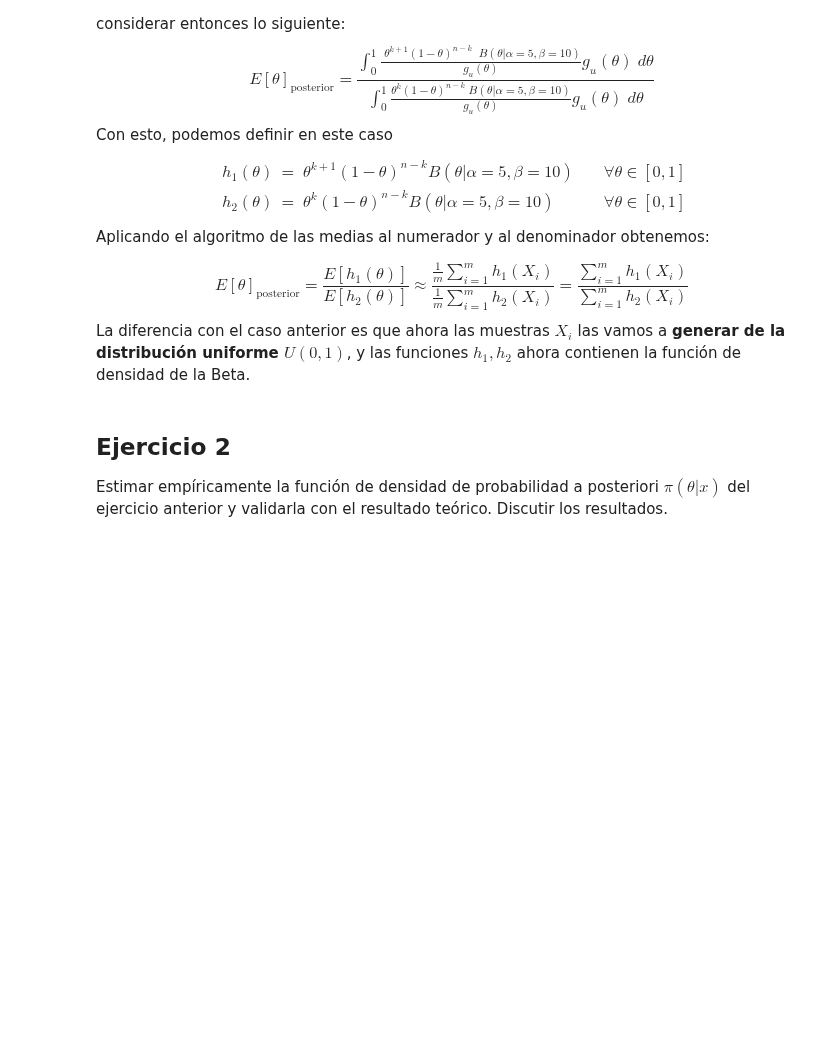
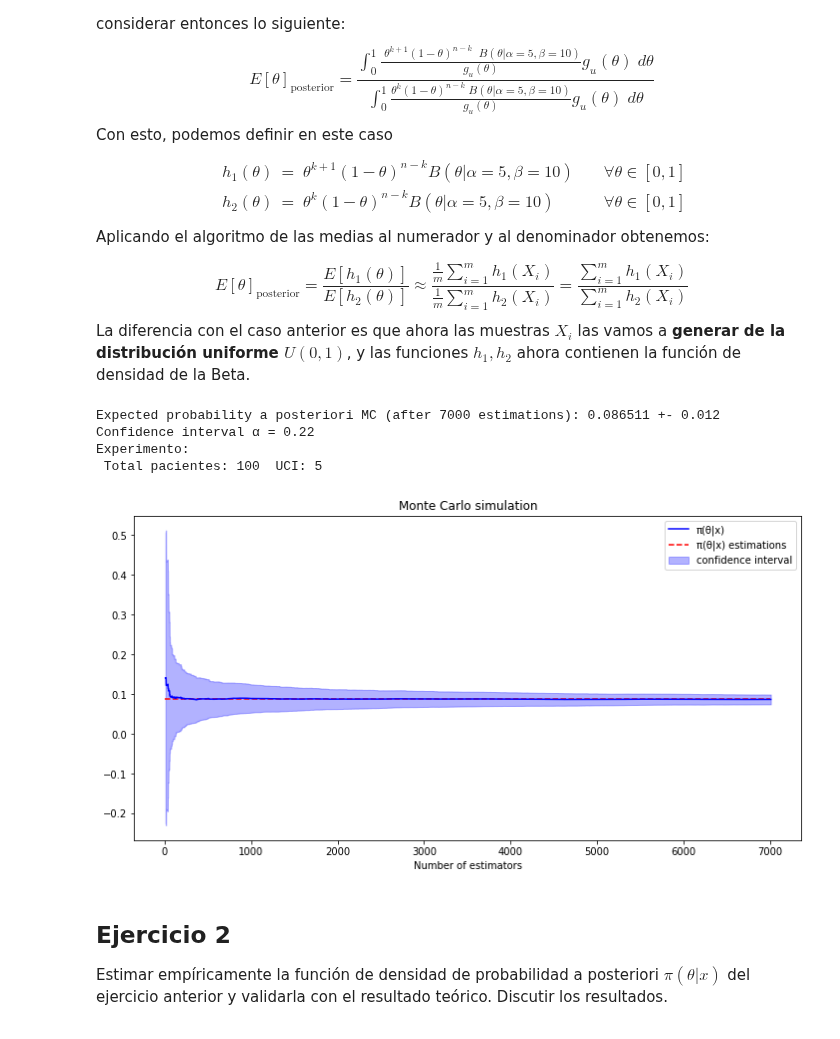
Before and after one commit to Ocete/mcd-cn, a Jupyter notebook: p2/Práctica 2 - Computación numérica.ipynb, the cells around one changed output. Saved outputs shown, nothing was run; the diff lists cells and outputs as text; code cells hidden in the pictures; blank space fills up the shorter version.

```diff
--- a/p2/Práctica 2 - Computación numérica.ipynb
+++ b/p2/Práctica 2 - Computación numérica.ipynb
@@ -484,36 +479,46 @@ $$
 $$
 La diferencia con el caso anterior es que ahora las muestras $X_i$ las vamos a **generar de la distribución uniforme $U(0,1)$**, y las funciones $h_1,h_2$ ahora contienen la función de densidad de la Beta.
 # %%
-def estimate_theta_uniform(max_m=10**5, a=5, b=10, n=20, k=1):
+def estimate_theta(min_m = 10,max_m=10**5, a=5, b=10, n=20, k=1,alpha = 0.05):
+
+    ms = np.arange(1, max_m+min_m +1 , 1)
     # Sample from beta distribution
-    samples = np.random.uniform(0, 1, max_m)
+
+    # Sample from uniform distribution
+    samples = np.random.uniform(0, 1, len(ms))
 
     # Apply h1 and h2 to the samples
     h1 = np.array([ x**(k+1) * (1-x)**(n-k) * beta.pdf(x,a,b) for x in samples ])
     h2 = np.array([ x**k * (1-x)**(n-k) * beta.pdf(x,a,b) for x in samples ])
 
     # Compute the acumulative sums and the estimators
-    int_num = np.cumsum(h1)
-    int_den = np.cumsum(h2)
+    int_num = np.cumsum(h1)/ms
+    int_den = np.cumsum(h2)/ms
     estimators = int_num / int_den
 
-    # Compute the relative error of the quotient
-    std1 = np.array([ np.std(h1[:i+1], ddof=1) if i != 0 else 0 for i,x in enumerate(h1) ])
-    std2 = np.array([ np.std(h2[:i+1], ddof=1) if i != 0 else 0 for i,x in enumerate(h2) ])
-    rel_error = abs(std1) + abs(std2)
+    # Compute the relative error of each estimator
+    std1 = (h1-int_num) * (h1 - int_num)
+    std1[1:] = np.cumsum(std1)[1:]/ms[0:-1]
 
-    # Compute the variance
-    samples_unif = np.random.uniform(0, 1, max_m)
-    h3 = np.array([ x * (x**k * (1-x)**(n-k) * beta.pdf(x, a, b) - estimated_mean/max_m )**2
-                      for x, estimated_mean
-                      in zip(samples_unif, int_num) ])
-    total_std = np.sqrt( max_m * np.cumsum(h3) / int_num )
-    rel_error = total_std
+    std2 = (h2-int_den) * (h2 - int_den)
+    std2[1:] = np.cumsum(std2)[1:]/ms[0:-1]
 
-    print('total_std: {}'.format(total_std[:10]))
+    # Compute the error as 2*norm.percentile(alpha/2)* std/sqrt(n)
+    # Removed the 2!!!!!!!!!!!!!!!!!!!!!!!!!!!!!!!!!!!!!!!!!!!!!!!!!!!!!!!!!!!!!!!!!!!!!!!!!!!!!!!!!!!!!!!!!!!!!!!!!!!!
+    err_h1 =  scipy.stats.norm.ppf(1- alpha/2)*np.sqrt(std1) / np.sqrt(ms)
+    err_h2 =  scipy.stats.norm.ppf(1- alpha/2)*np.sqrt(std2) / np.sqrt(ms)
+    rel_error = (err_h1/int_num + err_h2/int_den)*estimators
 
     # Compute the estimators as the quotient of both estimations
-    return estimators, rel_error
+    return estimators[min_m:], rel_error[min_m:]
+
+plot_theta_estimation(alpha=0.22)
+# %% [output]
+Expected probability a posteriori MC (after 7000 estimations): 0.086511 +- 0.012
+Confidence interval α = 0.22
+Experimento:
+ Total pacientes: 100  UCI: 5
+[figure, added]
 # %% [markdown]
 <div class="exercise">
     <h2>Ejercicio 2</h2>
```
Also changed, not shown: parts of 10 cells of this notebook.
